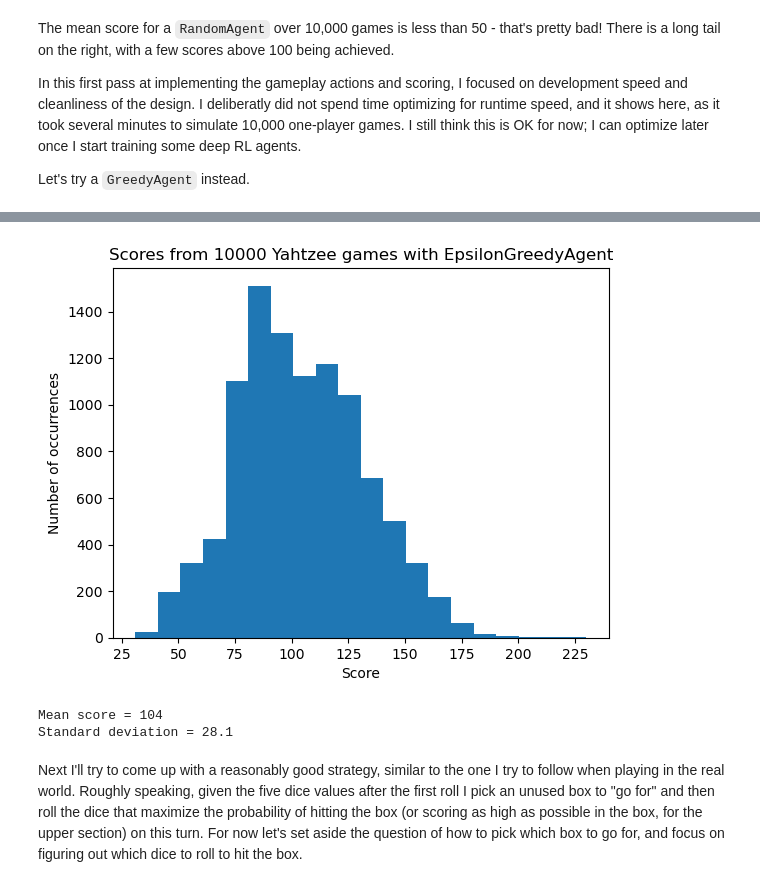
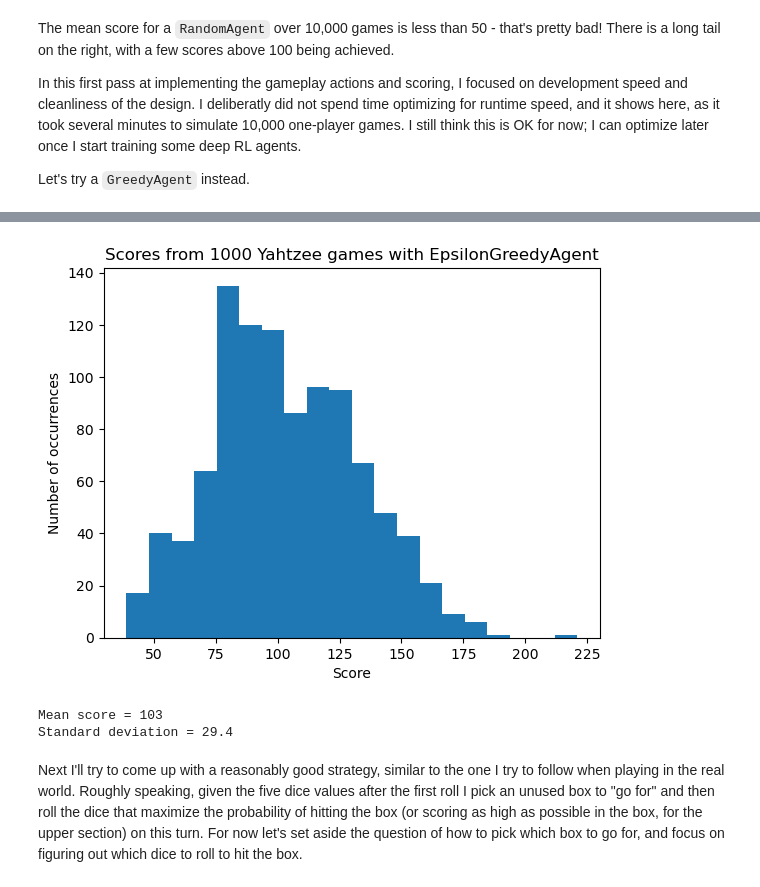
Before and after one commit to tdauer2718/yahtzee, a Jupyter notebook: yahtzee_sandbox.ipynb, the cells around one changed output, grey strips where cells are left out. Cells and saved outputs as stored; diff of their text form; code cells hidden in the pictures.

```diff
--- a/yahtzee_sandbox.ipynb
+++ b/yahtzee_sandbox.ipynb
@@ -62,11 +61,11 @@ Still, the performance is not great compared to typcial human gameplay. I'm not
 
 It's pretty clear that a naive $\epsilon$-greedy agent won't do better. Since dice have no memory, there's no advantage of sometimes taking a `RollAction` instead of the best `ScoreAction`; to do better, we'd have to pick our `RollAction` strategically, not at random. Trying out the naive agent confirms that it's not a better approach:
 # %%
-epsilon_greedy_agent_scores = EpsilonGreedyAgent(epsilon=0.5).play_games(n_games=10_000)
+epsilon_greedy_agent_scores = EpsilonGreedyAgent(epsilon=0.5).play_games(n_games=1000)
 # %% [output]
-[figure, old version]
+[figure, new version]
-Mean score = 104
-Standard deviation = 28.1
+Mean score = 103
+Standard deviation = 29.4
 # %% [markdown]
 Next I'll try to come up with a reasonably good strategy, similar to the one I try to follow when playing in the real world. Roughly speaking, given the five dice values after the first roll I pick an unused box to "go for" and then roll the dice that maximize the probability of hitting the box (or scoring as high as possible in the box, for the upper section) on this turn. For now let's set aside the question of how to pick which box to go for, and focus on figuring out which dice to roll to hit the box.
 # %% [markdown]
```
Also changed, not shown: parts of 16 cells of this notebook, 2 other files.
